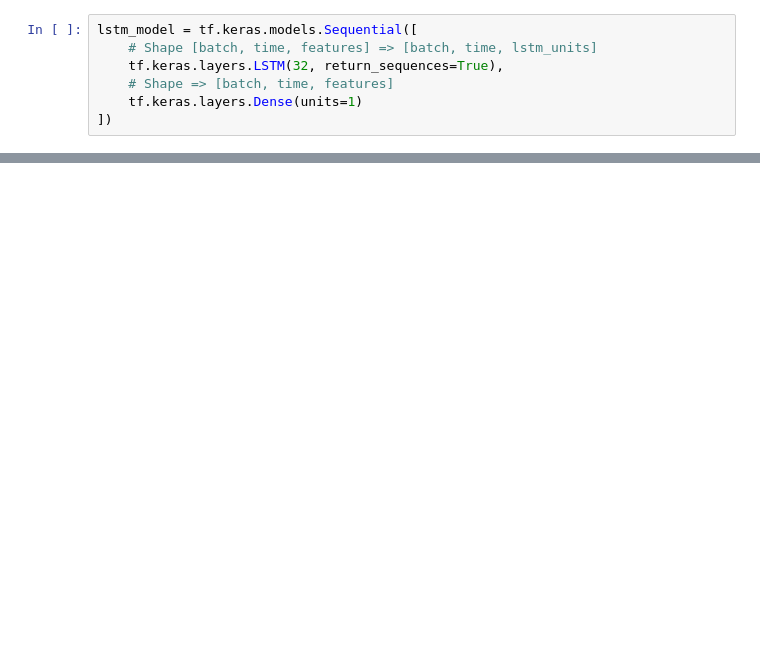
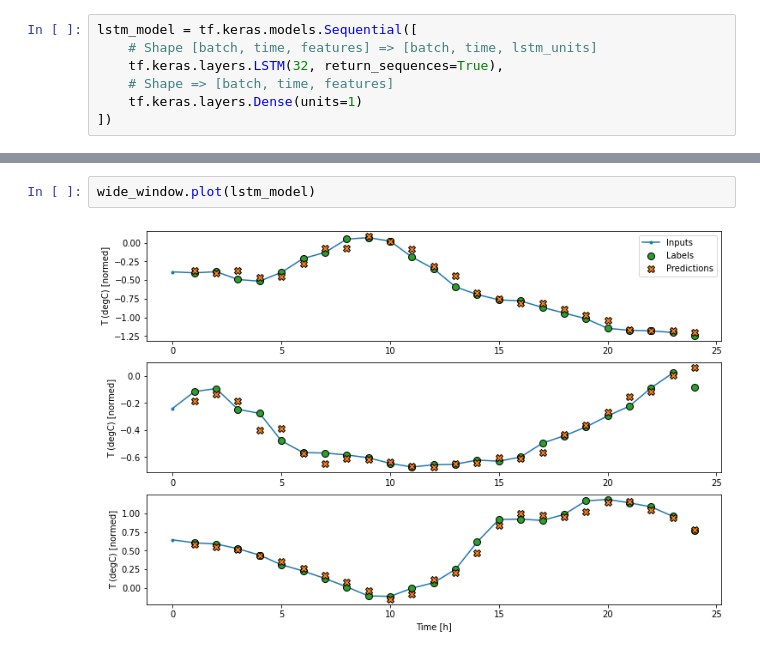
Before and after one commit to hemantnyadav/LSTM_experiments, a Jupyter notebook: TSF_2.ipynb, the cells around one changed output, grey strips where cells are left out. Drawn from its saved outputs; the diff is of its cells as text; blank space fills up the shorter version.

```diff
--- a/TSF_2.ipynb
+++ b/TSF_2.ipynb
@@ -411,0 +583,4 @@ AttributeError: ignored
+# %%
+wide_window.plot(lstm_model)
+# %% [output]
+[figure, added]
```
Also changed, not shown: parts of 31 cells of this notebook.
